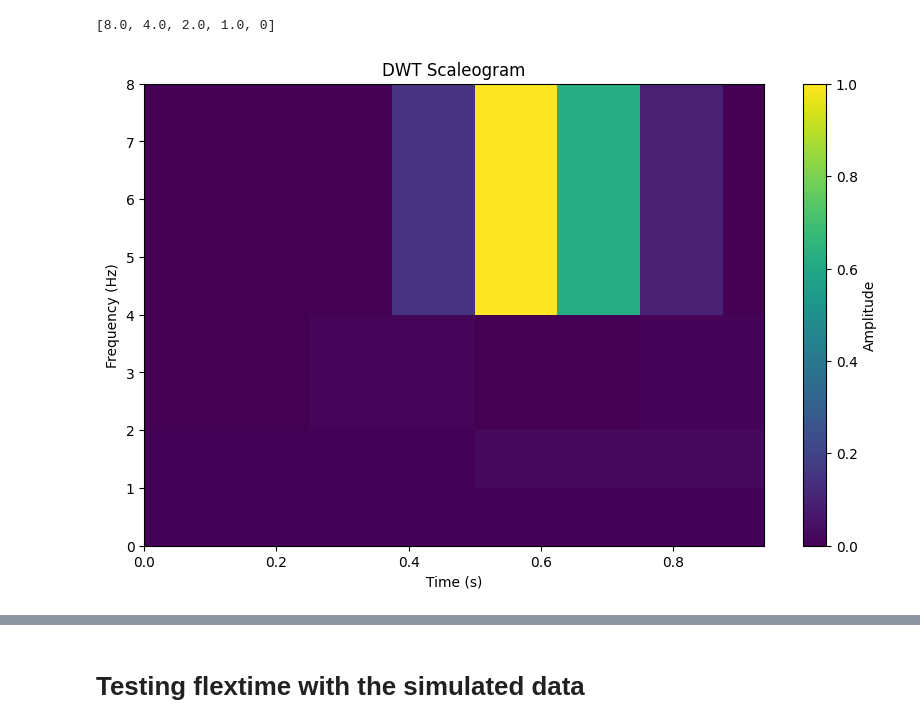
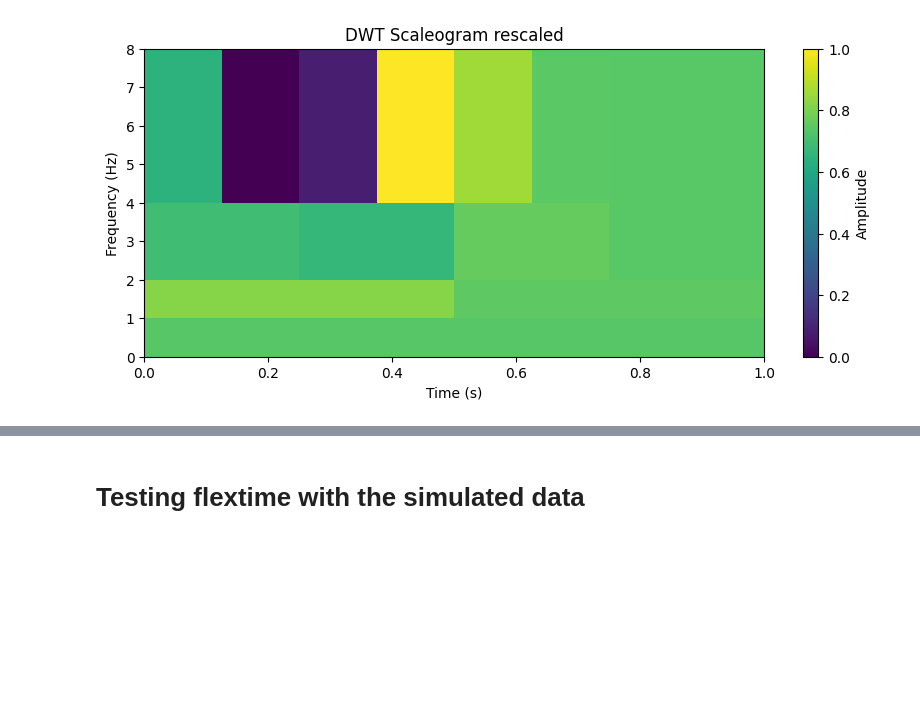
Before and after one commit to aliciags/learnable-masks-explainability-time-series, a Jupyter notebook: comparison.ipynb, the cells around one changed output, grey strips where cells are left out. Cells and saved outputs as stored; diff of their text form; code cells hidden in the pictures; blank space fills up the shorter version.

```diff
--- a/comparison.ipynb
+++ b/comparison.ipynb
@@ -65,13 +85,13 @@ signals_1 = []
 for batch in test_loader:
     x, y = batch
 
-    for i in range(10, len(x)):
+    for i in range(0, len(x)):
         if y[i] == 0:
             signals_0.append(x[i, 0, :].numpy())
         else:
             signals_1.append(x[i, 0, :].numpy())
 
-        if i == 19:
+        if i == 9:
             break
     break
 
@@ -204,10 +246,13 @@ def plot_dwt_scaleogram_freq(fs, coeffs, level, time, data):
         plt.show()
 # %%
 # print all the coefficients
-fig, ax = plt.subplots(len(coefs_1), figsize=(10, 10))
+fig, ax = plt.subplots(len(coeffs_1[0]), figsize=(10, 10))
 
-for i, coef in enumerate(coefs_1):
-    ax[i].plot(coef)
+# print the coefficients
+print(coeffs_1[0])
+
+for i, coeff in enumerate(coeffs_1[0]):
+    ax[i].plot(coeff)
     ax[i].set_title(f'Coefficient {i}')
     ax[i].set_xlabel('Sample')
     ax[i].set_ylabel('Amplitude')
@@ -219,0 +268,14 @@ plt.show
+# %%
+from src.utils import upsampling_wavedec
+
+t = [[1], [2], [1, 2], [1, 2, 3], [1, 2, 3, 4]]
+
+upsampled = upsampling_wavedec(t)
+print(upsampled)
+
+for i in range(len(upsampled)):
+    # multiply each level by 2 to the power of i to rescale
+    level = max(0, i-1)
+    upsampled[i] = upsampled[i] * (2 ** level)
+
+print(upsampled)
@@ -221,5 +294,9 @@ plt.show
 # create time vector
 t = np.arange(0, len(signal_0)) / fs
 
-plot_dwt_scaleogram_freq(fs, coefs_0, max_level, t, signal_0)
+for i, coeff_0 in enumerate(coeffs_0):
+    plot_dwt_scaleogram_freq(fs, coeff_0, max_level, t, signals_0[i])
+    # plot_dwt_scaleogram_freq(fs, coeff_0, max_level, t, signal_0, normalize=True)
+    # plot_dwt_scaleogram_freq(fs, coeff_0, max_level, t, signal_0, rescale=True)
+    # plot_dwt_scaleogram_freq(fs, coeff_0, max_level, t, signal_0, normalize=True, rescale=True)
 # %% [output]
@@ -228,8 +315,15 @@ plot_dwt_scaleogram_freq(fs, coefs_0, max_level, t, signal_0)
 # %%
 # create time vector
 t = np.arange(0, len(signal_1)) / fs
 
-plot_dwt_scaleogram_freq(fs, coefs_1, max_level, t, signal_1)
+
+for i, coeff_1 in enumerate(coeffs_1):
+    plot_dwt_scaleogram_freq(fs, coeff_1, max_level, t, signals_1[i], rescale=True)
+    plot_fft(signals_1[i], fs)
+
+# plot_dwt_scaleogram_freq(fs, coefs_1, max_level, t, signal_1)
+# plot_dwt_scaleogram_freq(fs, coefs_1, max_level, t, signal_1, normalize=True)
+# plot_dwt_scaleogram_freq(fs, coefs_1, max_level, t, signal_1, rescale=True)
+# plot_dwt_scaleogram_freq(fs, coefs_1, max_level, t, signal_1, normalize=True, rescale=True)
 # %% [output]
-[8.0, 4.0, 2.0, 1.0, 0]
-[figure, old version]
+[figure, new version]
```
Also changed, not shown: parts of 33 cells of this notebook, 9 other files.
